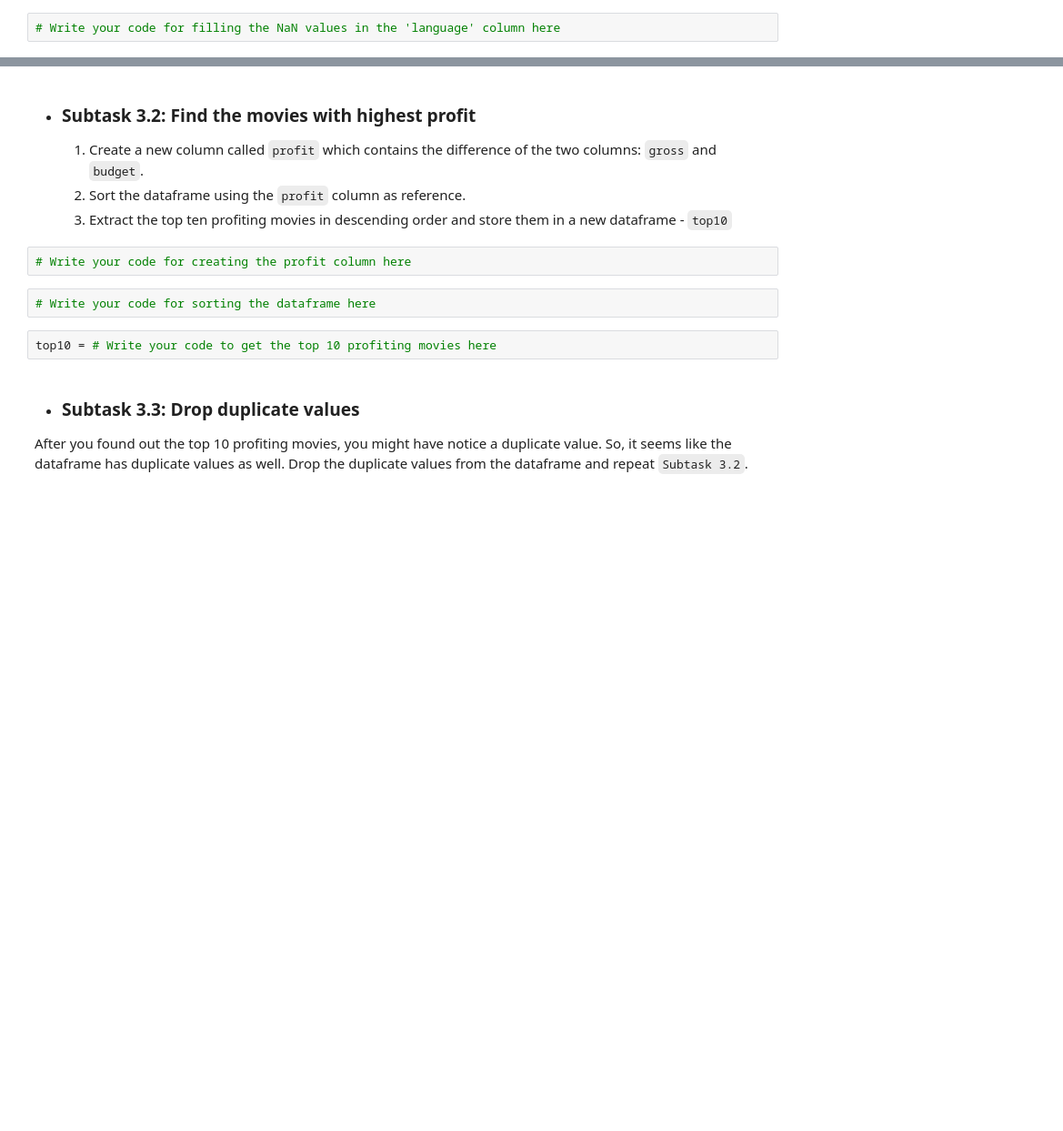
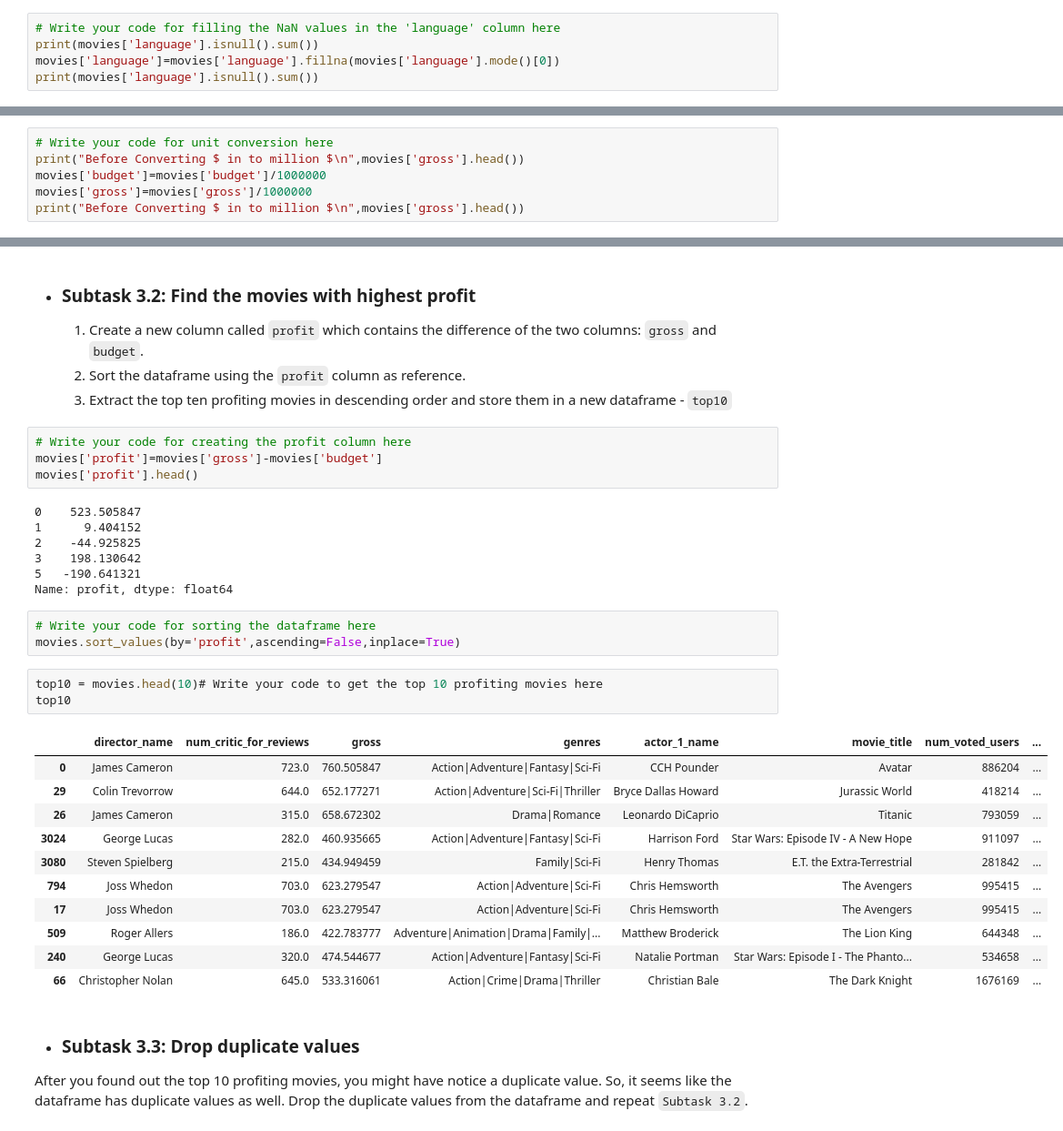
Before and after one commit to shivachandrakante/UpGrad-Movie_Assignment, a Jupyter notebook: DS+in+Python+Movie+Assignment.ipynb, the cells around one changed output, grey strips where cells are left out. Shown at 91% size. Drawn from its saved outputs; the diff is of its cells as text; blank space fills up the shorter version.

```diff
--- a/DS+in+Python+Movie+Assignment.ipynb
+++ b/DS+in+Python+Movie+Assignment.ipynb
@@ -207,2 +251,5 @@ You might notice that the `language` column has some NaN values. Here, on inspec
 # %%
 # Write your code for filling the NaN values in the 'language' column here
+print(movies['language'].isnull().sum())
+movies['language']=movies['language'].fillna(movies['language'].mode()[0])
+print(movies['language'].isnull().sum())
@@ -224,0 +276,6 @@ Convert the unit of the `budget` and `gross` columns from `$` to `million $`.
+# %%
+# Write your code for unit conversion here
+print("Before Converting $ in to million $\n",movies['gross'].head())
+movies['budget']=movies['budget']/1000000
+movies['gross']=movies['gross']/1000000
+print("Before Converting $ in to million $\n",movies['gross'].head())
@@ -230,10 +302,33 @@ Convert the unit of the `budget` and `gross` columns from `$` to `million $`.
     3. Extract the top ten profiting movies in descending order and store them in a new dataframe - `top10`
 # %%
 # Write your code for creating the profit column here
+movies['profit']=movies['gross']-movies['budget']
+movies['profit'].head()
+# %% [output]
+0    523.505847
+1      9.404152
+2    -44.925825
+3    198.130642
+5   -190.641321
+Name: profit, dtype: float64
 # %%
 # Write your code for sorting the dataframe here
+movies.sort_values(by='profit',ascending=False,inplace=True)
 # %%
-top10 = # Write your code to get the top 10 profiting movies here
+top10 = movies.head(10)# Write your code to get the top 10 profiting movies here
+top10
+# %% [output]
+|  | director_name | num_critic_for_reviews | gross | genres | actor_1_name | movie_title | num_voted_users | ... |
+| 0 | James Cameron | 723.0 | 760.505847 | Action|Adventure|Fantasy|Sci-Fi | CCH Pounder | Avatar | 886204 | ... |
+| 29 | Colin Trevorrow | 644.0 | 652.177271 | Action|Adventure|Sci-Fi|Thriller | Bryce Dallas Howard | Jurassic World | 418214 | ... |
+| 26 | James Cameron | 315.0 | 658.672302 | Drama|Romance | Leonardo DiCaprio | Titanic | 793059 | ... |
+| 3024 | George Lucas | 282.0 | 460.935665 | Action|Adventure|Fantasy|Sci-Fi | Harrison Ford | Star Wars: Episode IV - A New Hope | 911097 | ... |
+| 3080 | Steven Spielberg | 215.0 | 434.949459 | Family|Sci-Fi | Henry Thomas | E.T. the Extra-Terrestrial | 281842 | ... |
+| 794 | Joss Whedon | 703.0 | 623.279547 | Action|Adventure|Sci-Fi | Chris Hemsworth | The Avengers | 995415 | ... |
+| 17 | Joss Whedon | 703.0 | 623.279547 | Action|Adventure|Sci-Fi | Chris Hemsworth | The Avengers | 995415 | ... |
+| 509 | Roger Allers | 186.0 | 422.783777 | Adventure|Animation|Drama|Family|... | Matthew Broderick | The Lion King | 644348 | ... |
+| 240 | George Lucas | 320.0 | 474.544677 | Action|Adventure|Fantasy|Sci-Fi | Natalie Portman | Star Wars: Episode I - The Phanto... | 534658 | ... |
+| 66 | Christopher Nolan | 645.0 | 533.316061 | Action|Crime|Drama|Thriller | Christian Bale | The Dark Knight | 1676169 | ... |
 # %% [markdown]
 -  ### Subtask 3.3: Drop duplicate values
 
```
Also changed, not shown: parts of 11 cells of this notebook.
